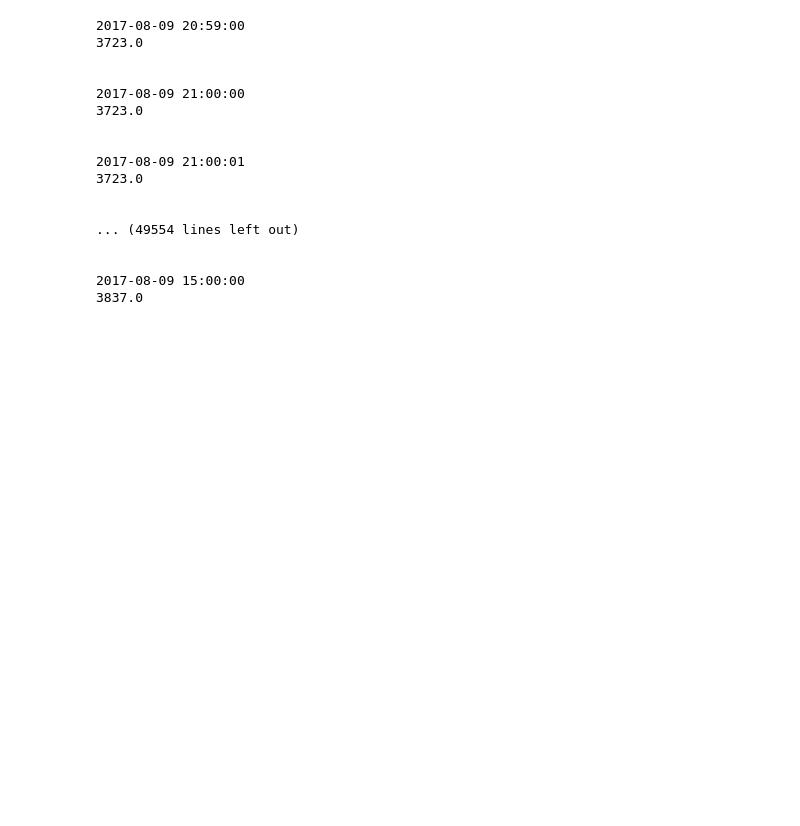
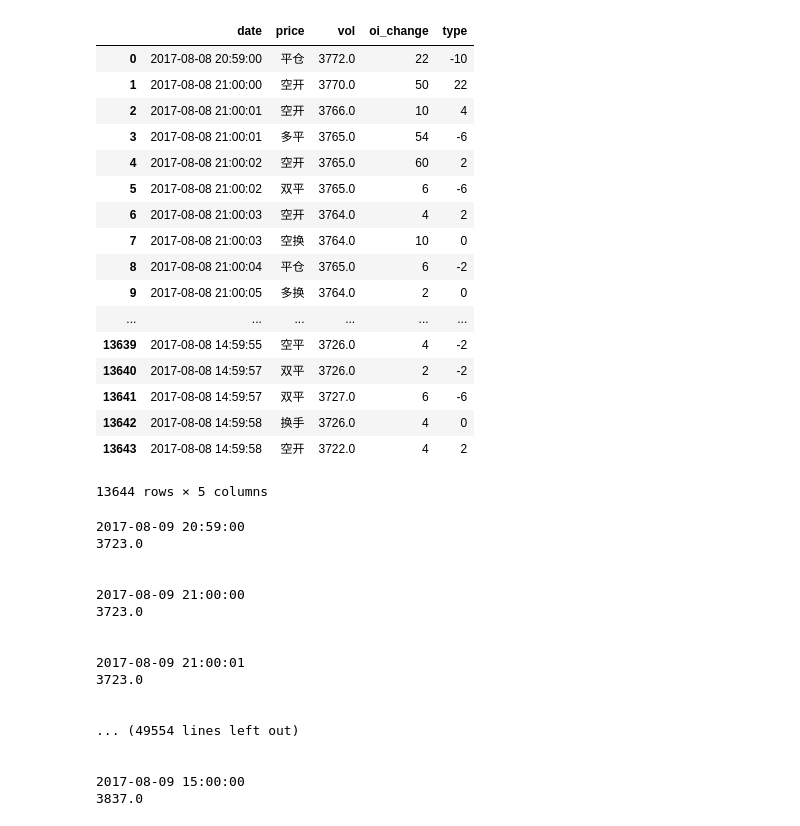
Before and after one commit to lo-e/python-for-investment, a Jupyter notebook: jupyter/test.ipynb, the cells around one changed output. Saved outputs shown, nothing was run; the diff lists cells and outputs as text; code cells hidden in the pictures; blank space fills up the shorter version.

```diff
--- a/jupyter/test.ipynb
+++ b/jupyter/test.ipynb
@@ -28,11 +28,30 @@ df = ts.get_tick_data('rb1805', '2017-09-10')
 # %%
 cons = ts.get_apis()
 # %%
-df = ts.tick('rb1805', conn = cons, date = '2017-08-09', asset = 'X')
+df = ts.tick('rb1805', conn = cons, date = '2017-08-08', asset = 'X')
 #df = ts.tick('IF1801', conn = cons, date = '2017-06-22', asset = 'X')
 #df = ts.tick('600380', conn = cons, date = '2018-01-02')
 #df = ts.tick('rb1806', conn = cons, date = '2018-01-10', asset = 'X')
-#df
+df
+# %% [output]
+|  | date | price | vol | oi_change | type |
+| 0 | 2017-08-08 20:59:00 | 平仓 | 3772.0 | 22 | -10 |
+| 1 | 2017-08-08 21:00:00 | 空开 | 3770.0 | 50 | 22 |
+| 2 | 2017-08-08 21:00:01 | 空开 | 3766.0 | 10 | 4 |
+| 3 | 2017-08-08 21:00:01 | 多平 | 3765.0 | 54 | -6 |
+| 4 | 2017-08-08 21:00:02 | 空开 | 3765.0 | 60 | 2 |
+| 5 | 2017-08-08 21:00:02 | 双平 | 3765.0 | 6 | -6 |
+| 6 | 2017-08-08 21:00:03 | 空开 | 3764.0 | 4 | 2 |
+| 7 | 2017-08-08 21:00:03 | 空换 | 3764.0 | 10 | 0 |
+| 8 | 2017-08-08 21:00:04 | 平仓 | 3765.0 | 6 | -2 |
+| 9 | 2017-08-08 21:00:05 | 多换 | 3764.0 | 2 | 0 |
+| ... | ... | ... | ... | ... | ... |
+| 13639 | 2017-08-08 14:59:55 | 空平 | 3726.0 | 4 | -2 |
+| 13640 | 2017-08-08 14:59:57 | 双平 | 3726.0 | 2 | -2 |
+| 13641 | 2017-08-08 14:59:57 | 双平 | 3727.0 | 6 | -6 |
+| 13642 | 2017-08-08 14:59:58 | 换手 | 3726.0 | 4 | 0 |
+| 13643 | 2017-08-08 14:59:58 | 空开 | 3722.0 | 4 | 2 |
+13644 rows × 5 columns
 # %%
 lastDt = None
 mSecond = 0
```
Also changed, not shown: parts of 4 cells of this notebook, 2 other files.
